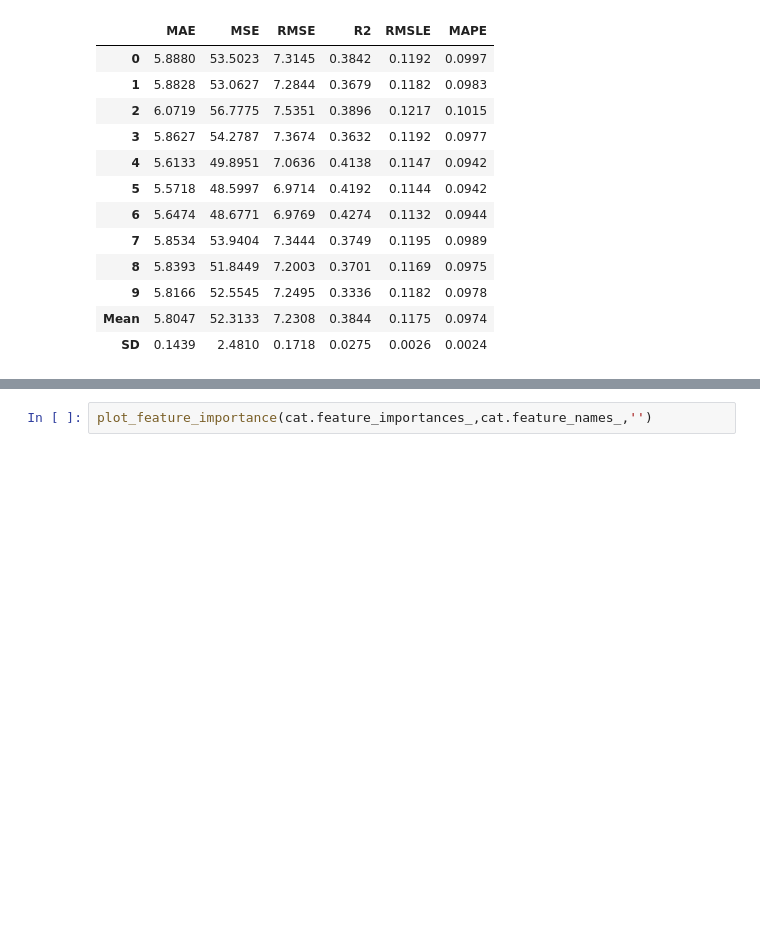
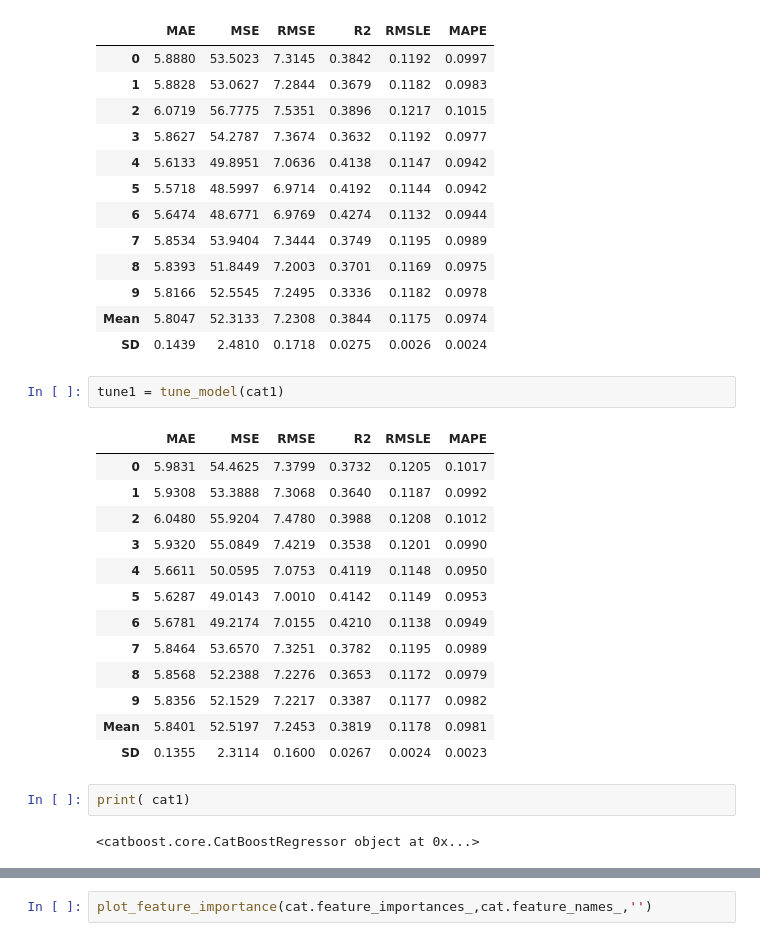
Before and after one commit to FoeinLove/DKU, a Jupyter notebook: task.ipynb, the cells around one changed output, grey strips where cells are left out. Saved outputs shown, nothing was run; the diff lists cells and outputs as text; blank space fills up the shorter version.

```diff
--- a/task.ipynb
+++ b/task.ipynb
@@ -223,6 +227,26 @@ cat1 = create_model('catboost')
 | 9 | 5.8166 | 52.5545 | 7.2495 | 0.3336 | 0.1182 | 0.0978 |
 | Mean | 5.8047 | 52.3133 | 7.2308 | 0.3844 | 0.1175 | 0.0974 |
 | SD | 0.1439 | 2.4810 | 0.1718 | 0.0275 | 0.0026 | 0.0024 |
+# %%
+tune1 = tune_model(cat1)
+# %% [output]
+|  | MAE | MSE | RMSE | R2 | RMSLE | MAPE |
+| 0 | 5.9831 | 54.4625 | 7.3799 | 0.3732 | 0.1205 | 0.1017 |
+| 1 | 5.9308 | 53.3888 | 7.3068 | 0.3640 | 0.1187 | 0.0992 |
+| 2 | 6.0480 | 55.9204 | 7.4780 | 0.3988 | 0.1208 | 0.1012 |
+| 3 | 5.9320 | 55.0849 | 7.4219 | 0.3538 | 0.1201 | 0.0990 |
+| 4 | 5.6611 | 50.0595 | 7.0753 | 0.4119 | 0.1148 | 0.0950 |
+| 5 | 5.6287 | 49.0143 | 7.0010 | 0.4142 | 0.1149 | 0.0953 |
+| 6 | 5.6781 | 49.2174 | 7.0155 | 0.4210 | 0.1138 | 0.0949 |
+| 7 | 5.8464 | 53.6570 | 7.3251 | 0.3782 | 0.1195 | 0.0989 |
+| 8 | 5.8568 | 52.2388 | 7.2276 | 0.3653 | 0.1172 | 0.0979 |
+| 9 | 5.8356 | 52.1529 | 7.2217 | 0.3387 | 0.1177 | 0.0982 |
+| Mean | 5.8401 | 52.5197 | 7.2453 | 0.3819 | 0.1178 | 0.0981 |
+| SD | 0.1355 | 2.3114 | 0.1600 | 0.0267 | 0.0024 | 0.0023 |
+# %%
+print( cat1)
+# %% [output]
+<catboost.core.CatBoostRegressor object at 0x...>
 # %%
 import pandas as pd
 import numpy as np
```
Also changed, not shown: parts of 14 cells of this notebook, 7 other files.
